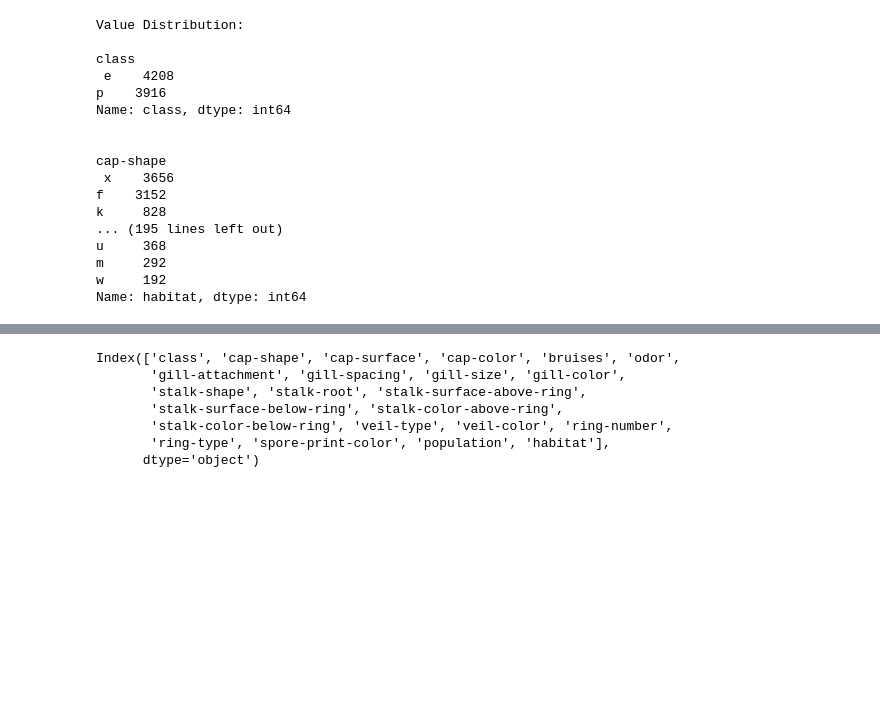
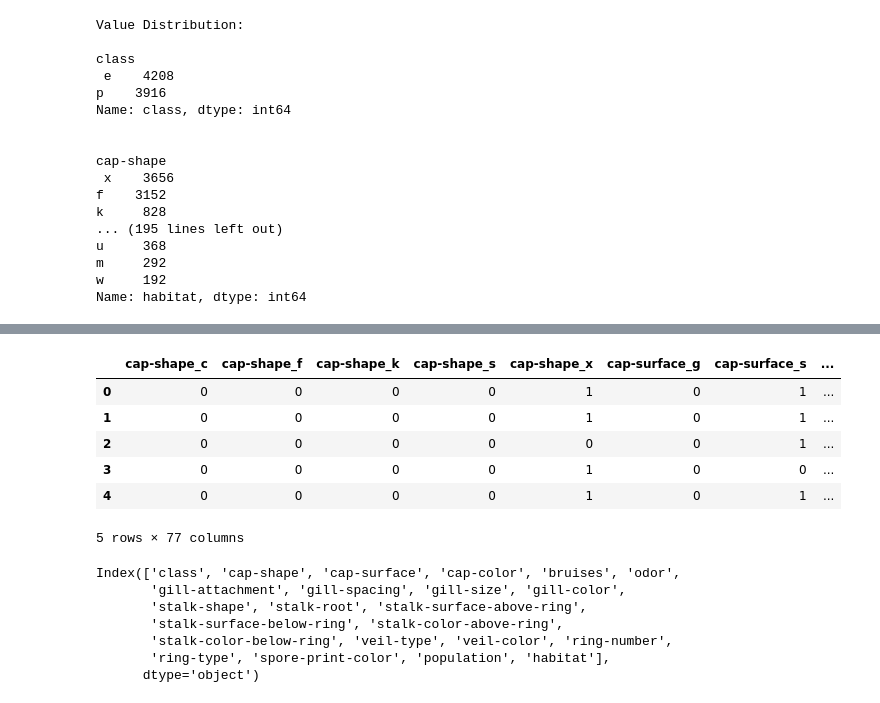
Before and after one commit to tarunbh009/mushroom_classification, a Jupyter notebook: notebook/EDA.ipynb, the cells around one changed output, grey strips where cells are left out. Saved outputs shown, nothing was run; the diff lists cells and outputs as text; code cells hidden in the pictures; blank space fills up the shorter version.

```diff
--- a/notebook/EDA.ipynb
+++ b/notebook/EDA.ipynb
@@ -82 +272,16 @@ Name: habitat, dtype: int64
+# %%
+Del_cols = ['class','gill-attachment', 'stalk-shape', 'stalk-surface-below-ring', 'stalk-color-below-ring', 'veil-type', 'veil-color', 'ring-number']
+X =Mushroom_df.copy()
+for col in Del_cols:
+    X = X.drop(col, axis = 1)
+X=pd.get_dummies(X,columns=X.columns,drop_first=True)
+X.head()
+# %% [output]
+|  | cap-shape_c | cap-shape_f | cap-shape_k | cap-shape_s | cap-shape_x | cap-surface_g | cap-surface_s | ... |
+| 0 | 0 | 0 | 0 | 0 | 1 | 0 | 1 | ... |
+| 1 | 0 | 0 | 0 | 0 | 1 | 0 | 1 | ... |
+| 2 | 0 | 0 | 0 | 0 | 0 | 0 | 1 | ... |
+| 3 | 0 | 0 | 0 | 0 | 1 | 0 | 0 | ... |
+| 4 | 0 | 0 | 0 | 0 | 1 | 0 | 1 | ... |
+5 rows × 77 columns
 # %%
```
Also changed, not shown: parts of 35 cells of this notebook, 2 other files.
